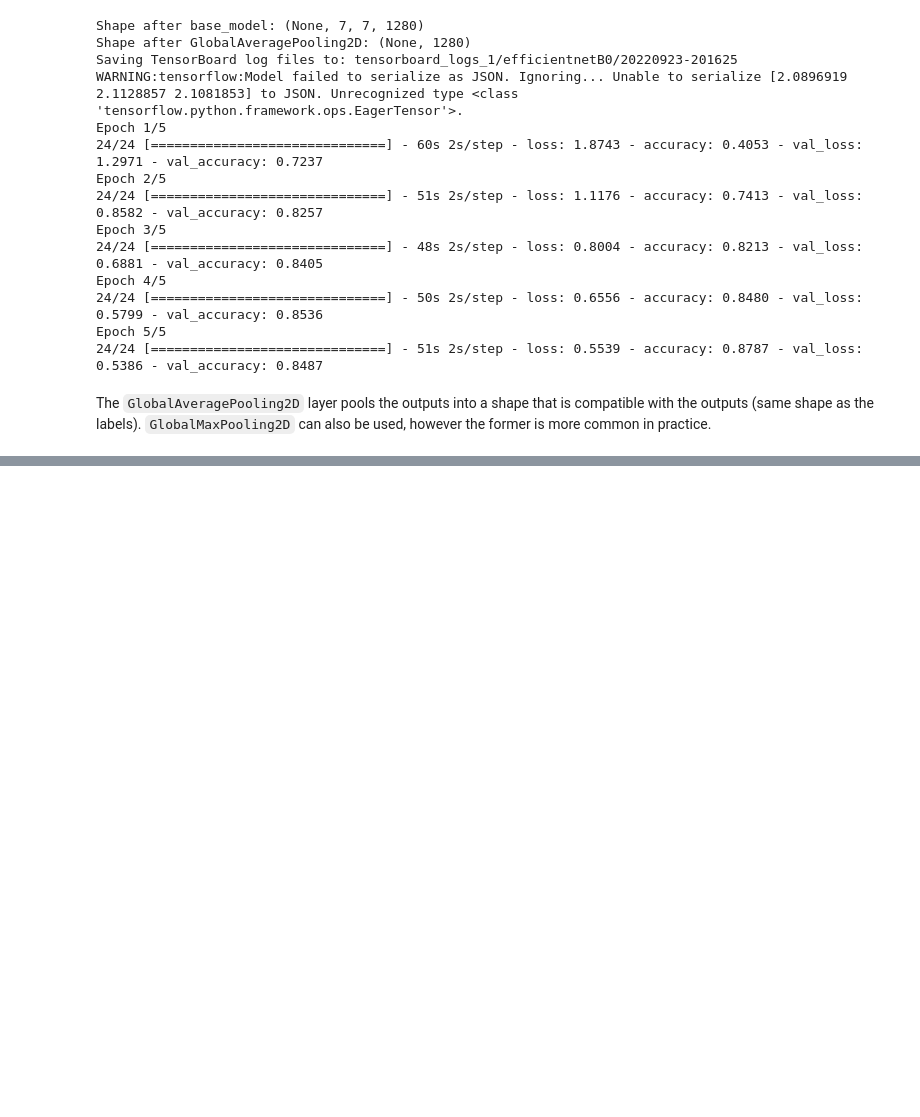
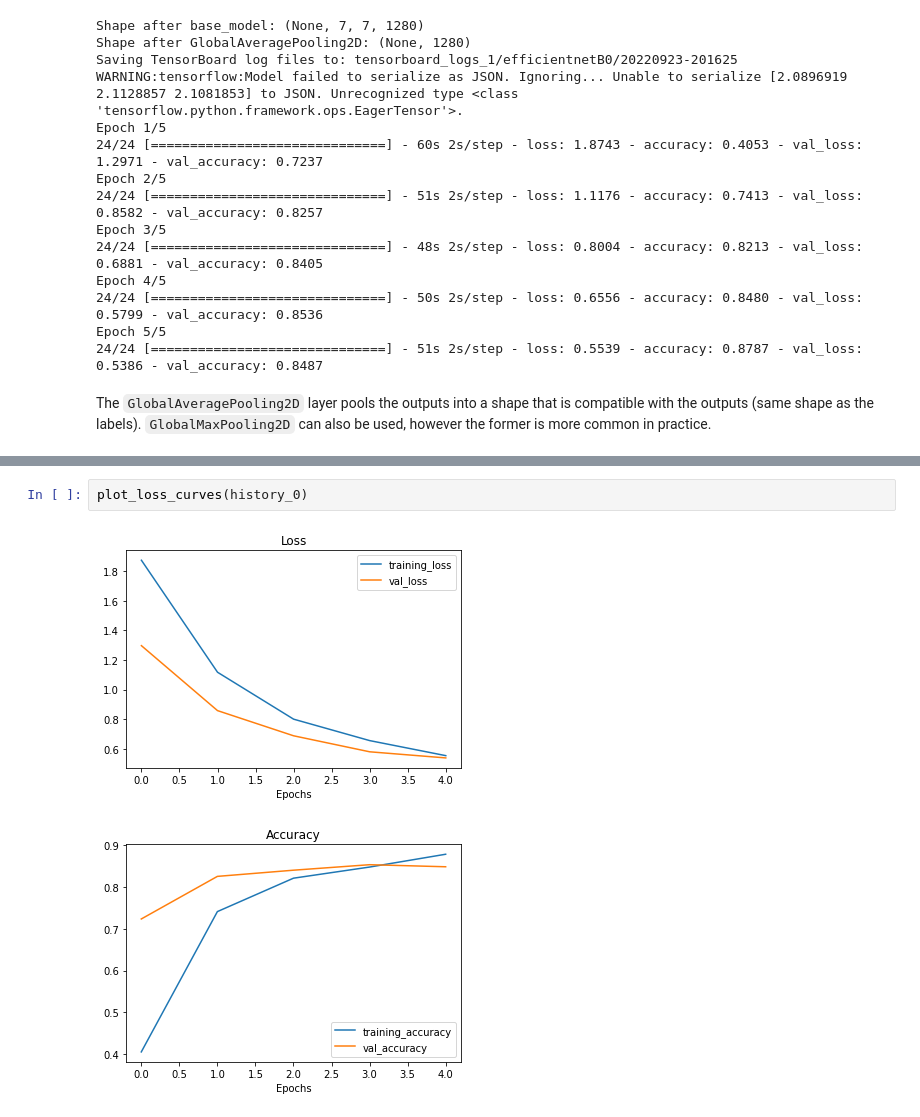
Before and after one commit to Ammar-Raneez/TF_Learning_ZTM, a Jupyter notebook: transfer-learning-fine-tuning.ipynb, the cells around one changed output, grey strips where cells are left out. Saved outputs shown, nothing was run; the diff lists cells and outputs as text; blank space fills up the shorter version.

```diff
--- a/transfer-learning-fine-tuning.ipynb
+++ b/transfer-learning-fine-tuning.ipynb
@@ -173,0 +200,5 @@ The `GlobalAveragePooling2D` layer pools the outputs into a shape that is compat
+# %%
+plot_loss_curves(history_0)
+# %% [output]
+[figure, added]
+[figure, added]
```
Also changed, not shown: parts of 3 cells of this notebook.
